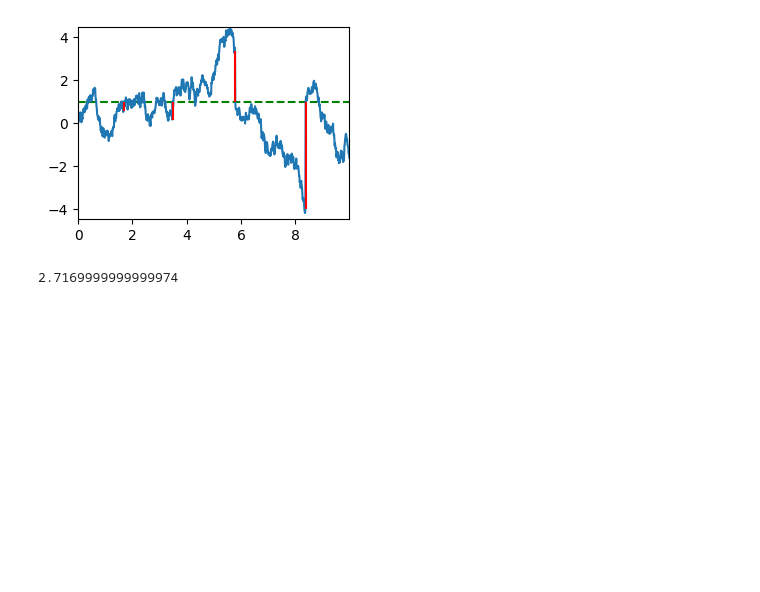
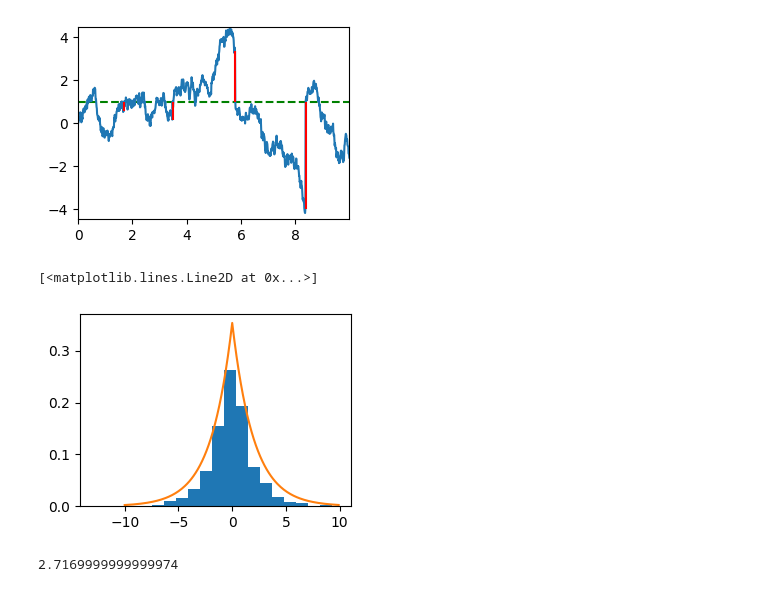
Before and after one commit to John-Zou-IC/M2R_Stochastic_Resetting, a Jupyter notebook: figures.ipynb, the cells around one changed output. Saved outputs shown, nothing was run; the diff lists cells and outputs as text; code cells hidden in the pictures; blank space fills up the shorter version.

```diff
--- a/figures.ipynb
+++ b/figures.ipynb
@@ -43,6 +43,25 @@ test_reset_diffusion = s.SingleDiffusionProcessConstantR(0, 1, 1, 0.5)
 test_reset_diffusion.plot_simulation(10, 0.01)
 # %% [output]
 [figure]
+# %%
+import stochastic_resetting.standard as s
+import numpy as np
+import matplotlib.pyplot as plt
+
+D = 1
+r = 0.5
+
+test_reset_diffusion = s.SingleDiffusionProcessConstantR(0, 0, D, r)
+
+test_reset_diffusion.NESS_Plot(1000, 100, 0.01)
+
+x_vals = np.arange(-10, 10, 0.1)
+y_vals = np.sqrt(r/D) / 2 * np.exp(-r/D * np.abs(x_vals))
+
+plt.plot(x_vals, y_vals)
+# %% [output]
+[<matplotlib.lines.Line2D at 0x...>]
+[figure, added]
 # %%
 import stochastic_resetting.standard as s
 
```
Also changed, not shown: 2 other files.
